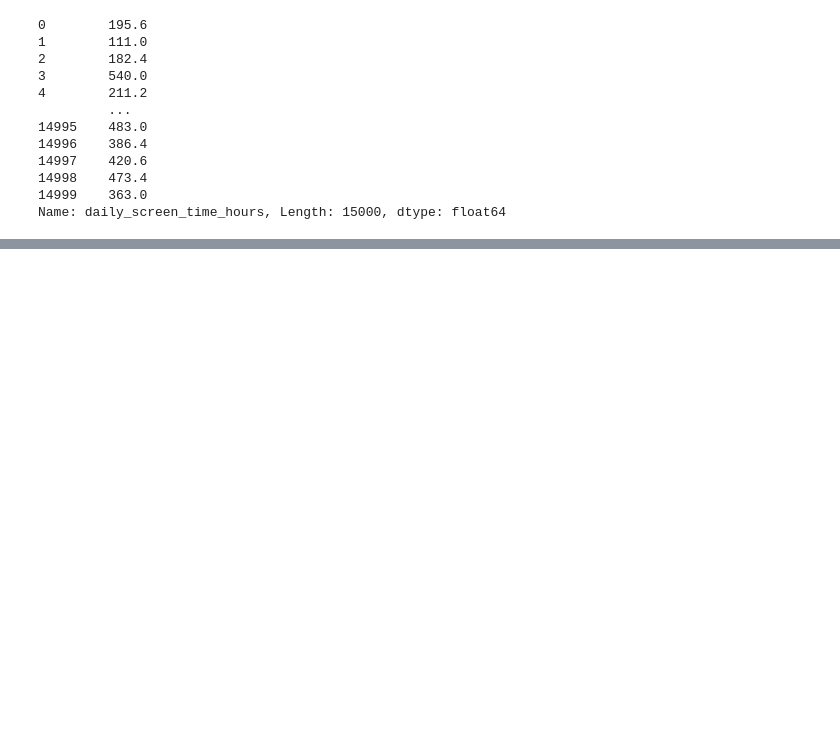
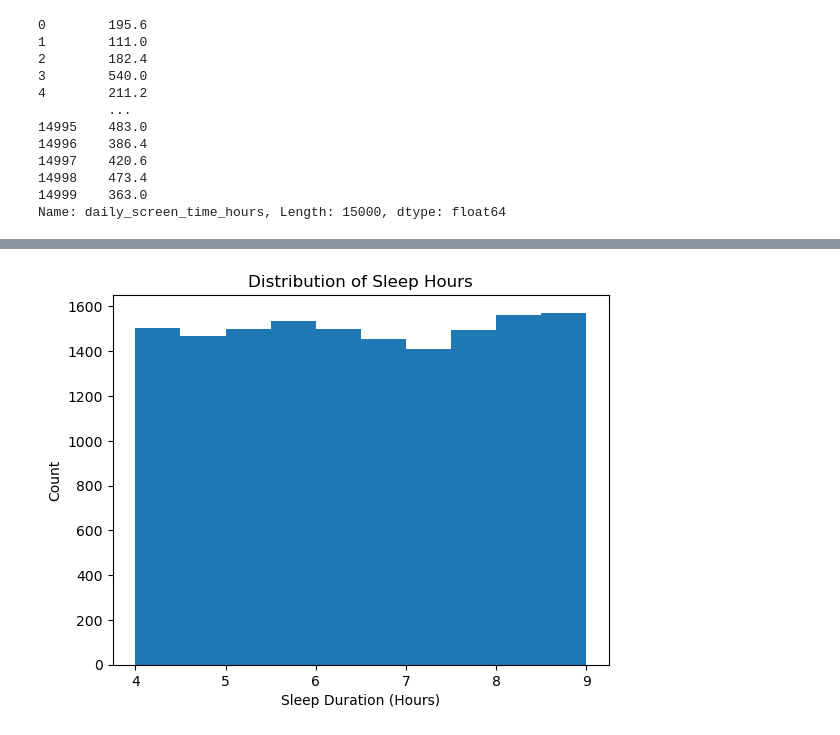
Before and after one commit to Edgezone-commits/data-analysis-projects, a Jupyter notebook: screenanalysis.ipynb, the cells around one changed output, grey strips where cells are left out. Drawn from its saved outputs; the diff is of its cells as text; code cells hidden in the pictures; blank space fills up the shorter version.

```diff
--- a/screenanalysis.ipynb
+++ b/screenanalysis.ipynb
@@ -398,0 +447,8 @@ df.to_csv('updated_screentime_dataset.csv',index = False)
+# %%
+df['sleep_duration_hours'].plot(kind='hist')
+plt.title('Distribution of Sleep Hours')
+plt.xlabel('Sleep Duration (Hours)')
+plt.ylabel('Count')
+plt.show()
+# %% [output]
+[figure, added]
```
Also changed, not shown: parts of 14 cells of this notebook, 2 other files.
